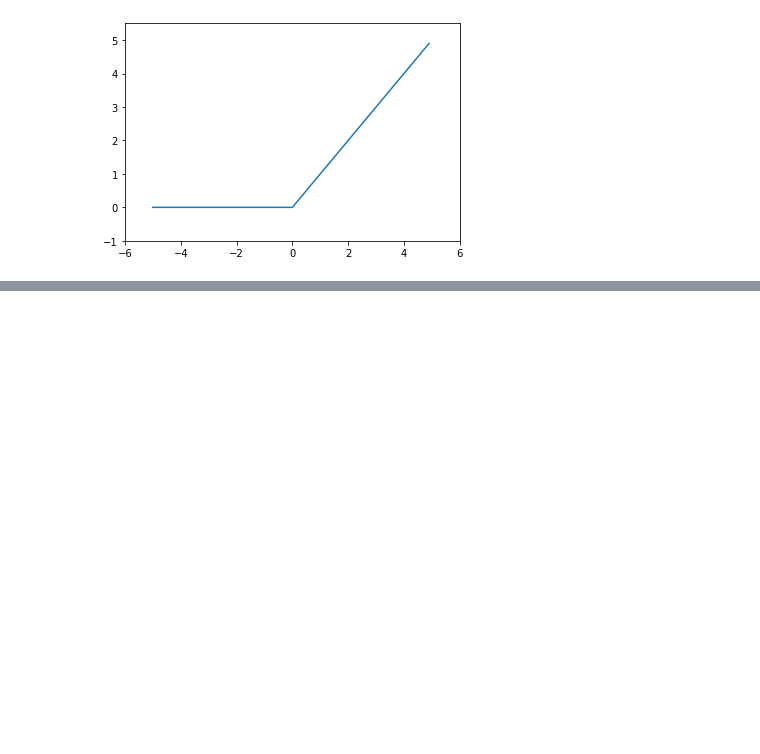
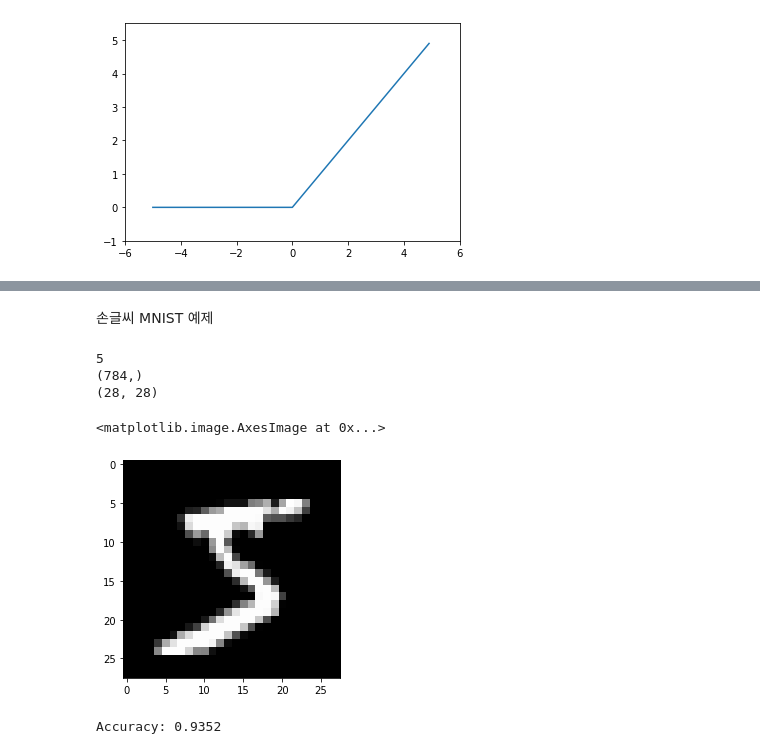
Before and after one commit to sechiyo97/study-deep-learning, a Jupyter notebook: deeplearning_ch3_0528.ipynb, the cells around one changed output, grey strips where cells are left out. Saved outputs shown, nothing was run; the diff lists cells and outputs as text; code cells hidden in the pictures; blank space fills up the shorter version.

```diff
--- a/deeplearning_ch3_0528.ipynb
+++ b/deeplearning_ch3_0528.ipynb
@@ -53,0 +152,32 @@ plt.show()
+# %% [markdown]
+손글씨 MNIST 예제
+# %%
+import sys, os
+import numpy as np
+from mnist import load_mnist
+import matplotlib.pylab as plt
+
+# 처음 한 번은 몇 분 걸림
+(x_train, t_train), (x_test, t_test) = load_mnist(flatten=True, normalize=False)
+
+# 각 데이터 형상 출력
+#print(x_train.shape) #(60000,784)
+#print(t_train.shape) #(60000,)
+#print(x_test.shape) #(10000,784)
+#print(t_test.shape) #(10000,)
+
+img = x_train[0]
+label = t_train[0]
+print(label) #5
+
+print(img.shape) # (784,)
+img = img.reshape(28,28) # 원래 이미지 모양으로 변형
+print(img.shape) # (28,28)
+
+plt.imshow(img, cmap='gray')
+# %% [output]
+5
+(784,)
+(28, 28)
+<matplotlib.image.AxesImage at 0x...>
+[figure, added]
@@ -53,0 +209,14 @@ plt.show()
+# %%
+x, t = get_data()
+network = init_network()
+
+accuracy_cnt = 0
+for i in range(len(x)):
+  y = predict(network, x[i])
+  p = np.argmax(y) # 확률 가장 높은 원소 index
+  if p==t[i]:
+    accuracy_cnt += 1
+
+print("Accuracy: "+str(float(accuracy_cnt)/len(x)))
+# %% [output]
+Accuracy: 0.9352
```
Also changed, not shown: parts of 15 cells of this notebook.
